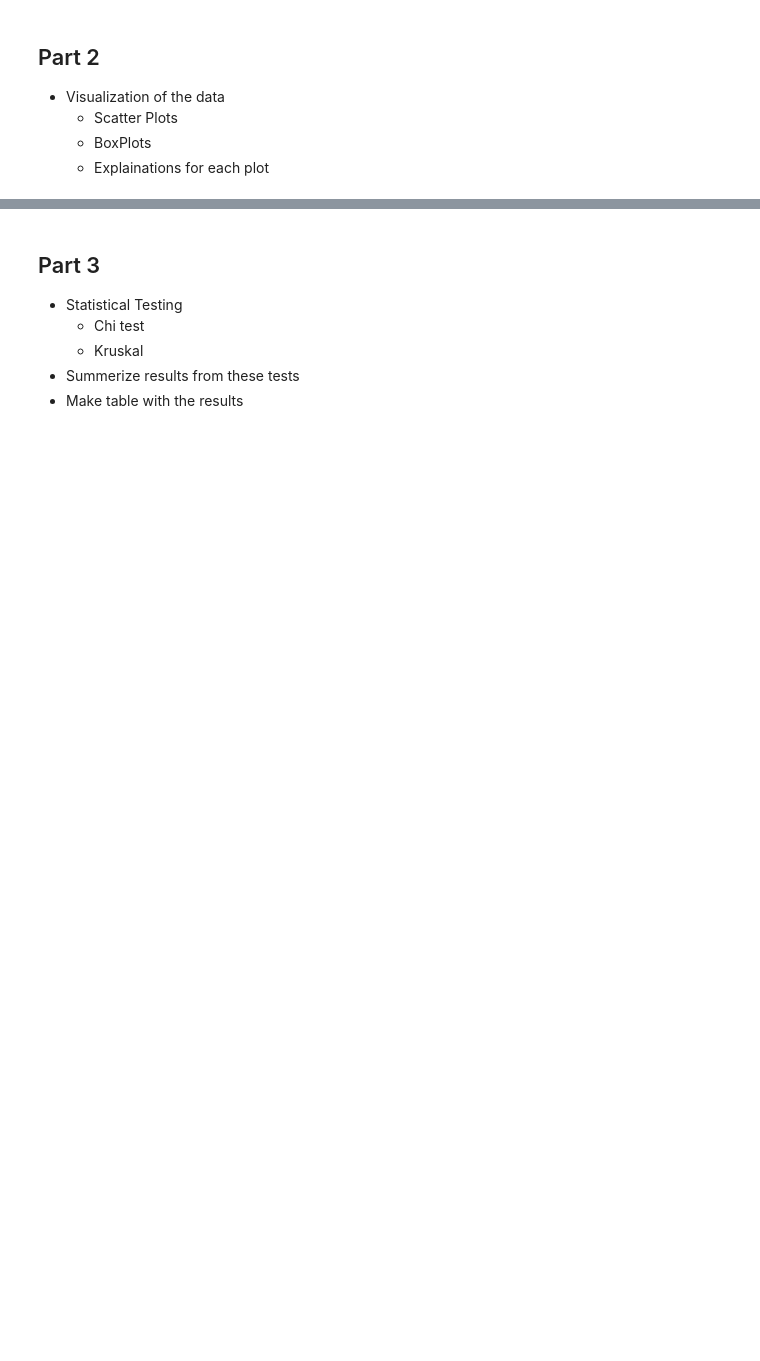
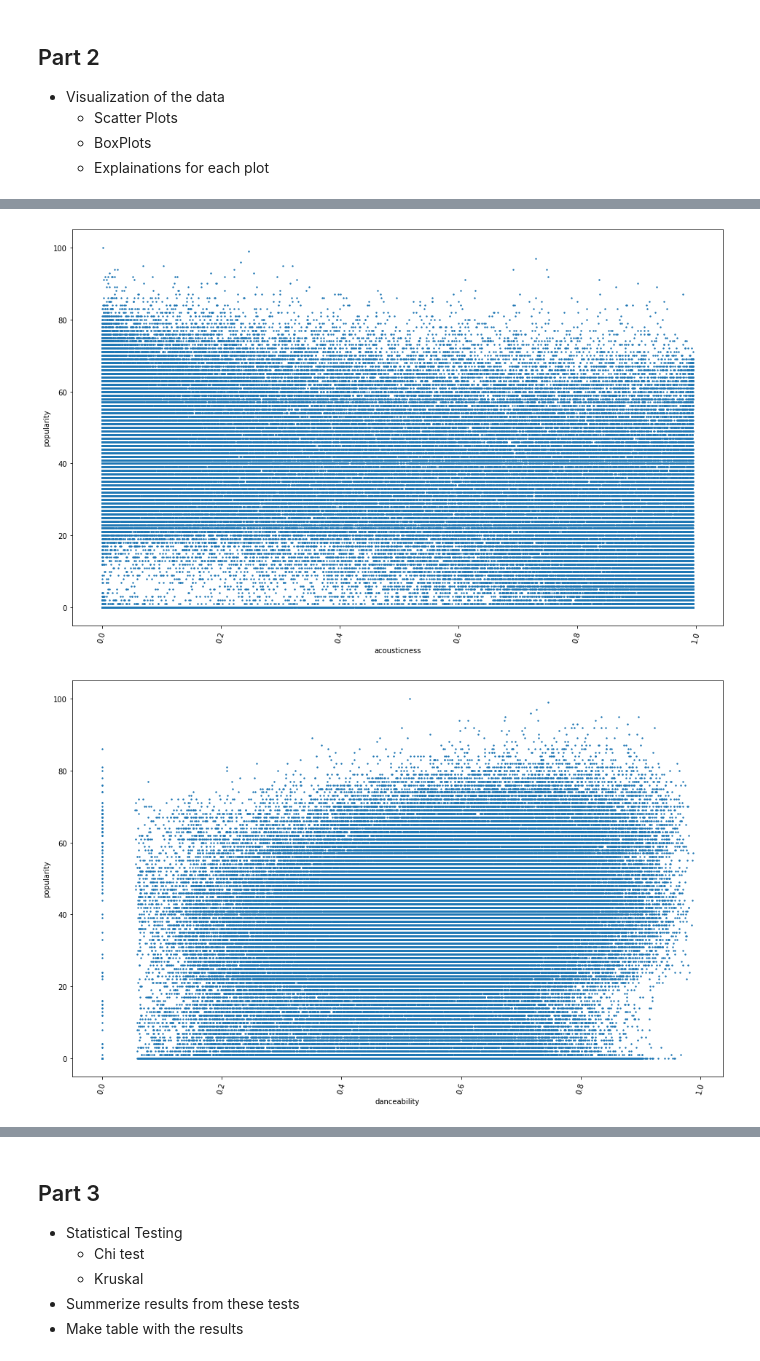
Before and after one commit to DanielLeski/Data-Science-Final-Project, a Jupyter notebook: Final Project Layout.ipynb, the cells around one changed output, grey strips where cells are left out. Cells and saved outputs as stored; diff of their text form; code cells hidden in the pictures; blank space fills up the shorter version.

```diff
--- a/Final Project Layout.ipynb
+++ b/Final Project Layout.ipynb
@@ -32,0 +144,13 @@ import matplotlib.pyplot as plt
+# %%
+#numerical variables vs popularity
+for i in song_numerical:
+    song.plot.scatter(x=i, y='popularity', s=2)
+    plt.xticks(rotation=75,
+          fontweight='light',
+          fontsize='medium')
+    fig = plt.gcf()
+    fig.set_size_inches(16,10)
+    plt.show()
+# %% [output]
+[figure, added]
+[figure, added]
```
Also changed, not shown: parts of 18 cells of this notebook, 1 other file.
